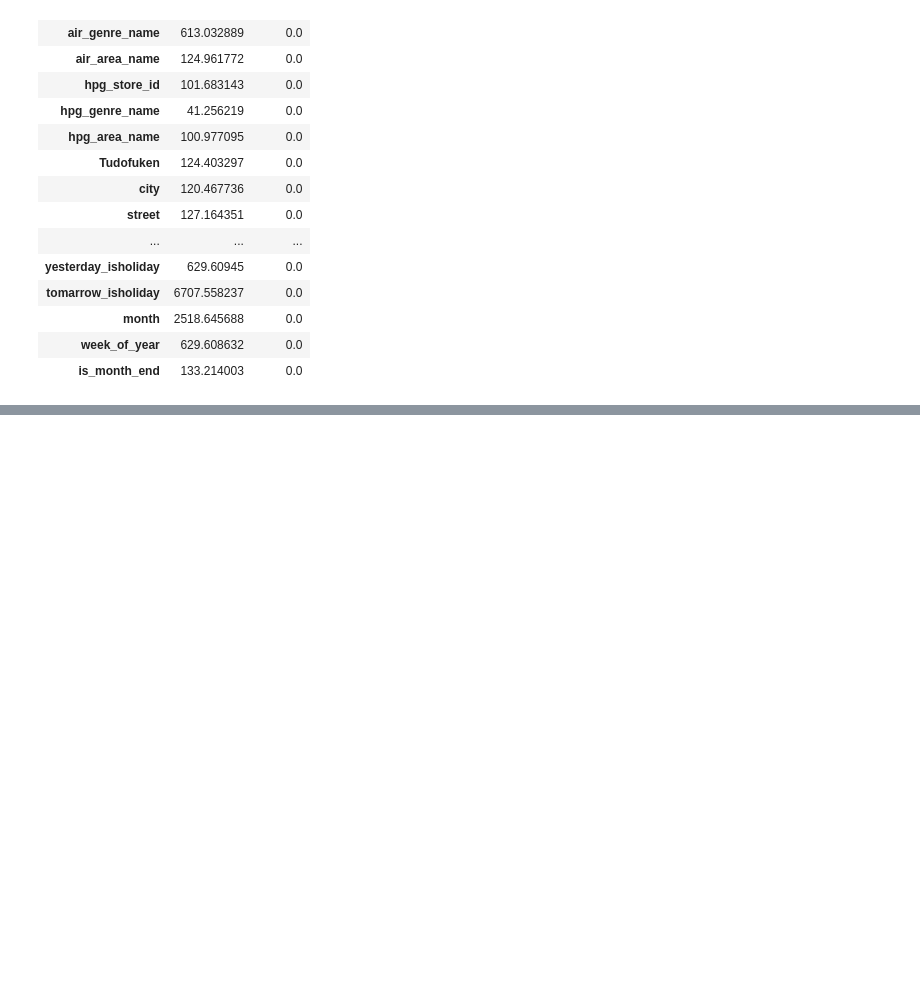
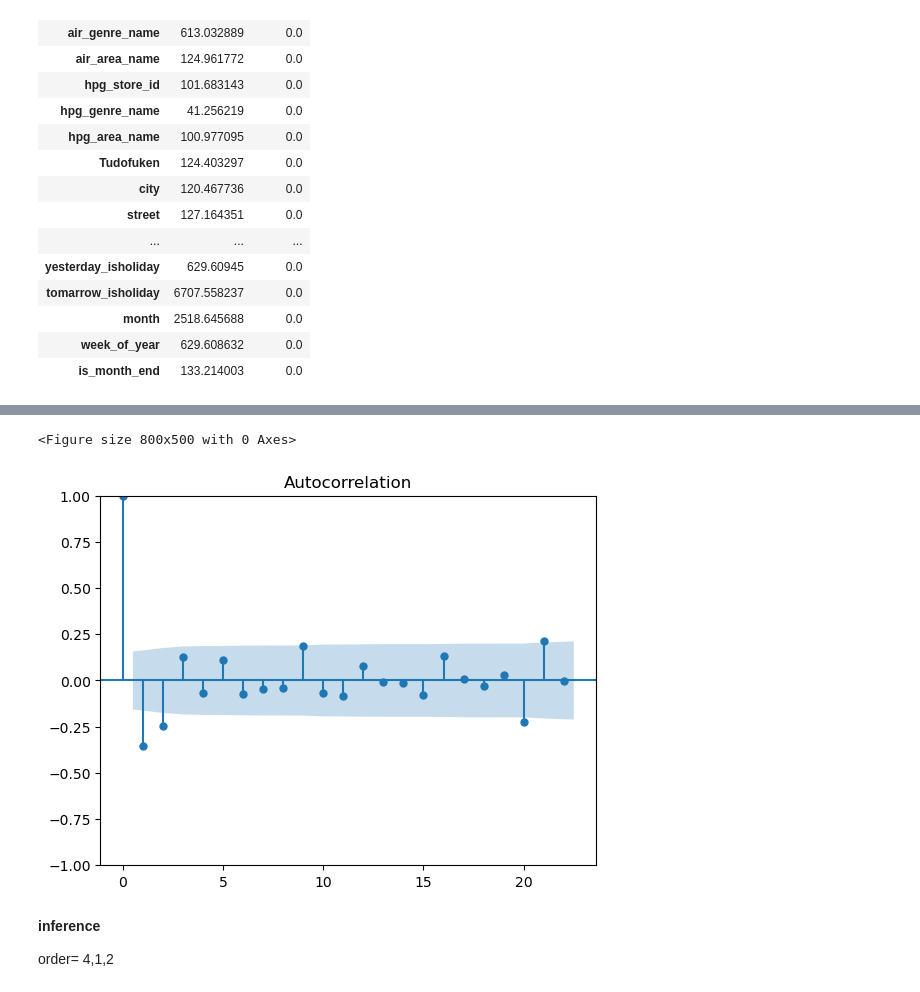
Before and after one commit to prasadPattuvamVeedu/Restaurent_visitor_forecating, a Jupyter notebook: resturent_visitor.ipynb, the cells around one changed output, grey strips where cells are left out. Drawn from its saved outputs; the diff is of its cells as text; code cells hidden in the pictures; blank space fills up the shorter version.

```diff
--- a/resturent_visitor.ipynb
+++ b/resturent_visitor.ipynb
@@ -2130,0 +2644,11 @@ f_onway_test
+# %%
+plt.figure(figsize=(8,5))
+plot_acf(ts_data_train.diff().dropna())
+plt.show()
+# %% [output]
+<Figure size 800x500 with 0 Axes>
+[figure, added]
+# %% [markdown]
+__inference__
+
+order= 4,1,2
```
Also changed, not shown: parts of 52 cells of this notebook.
